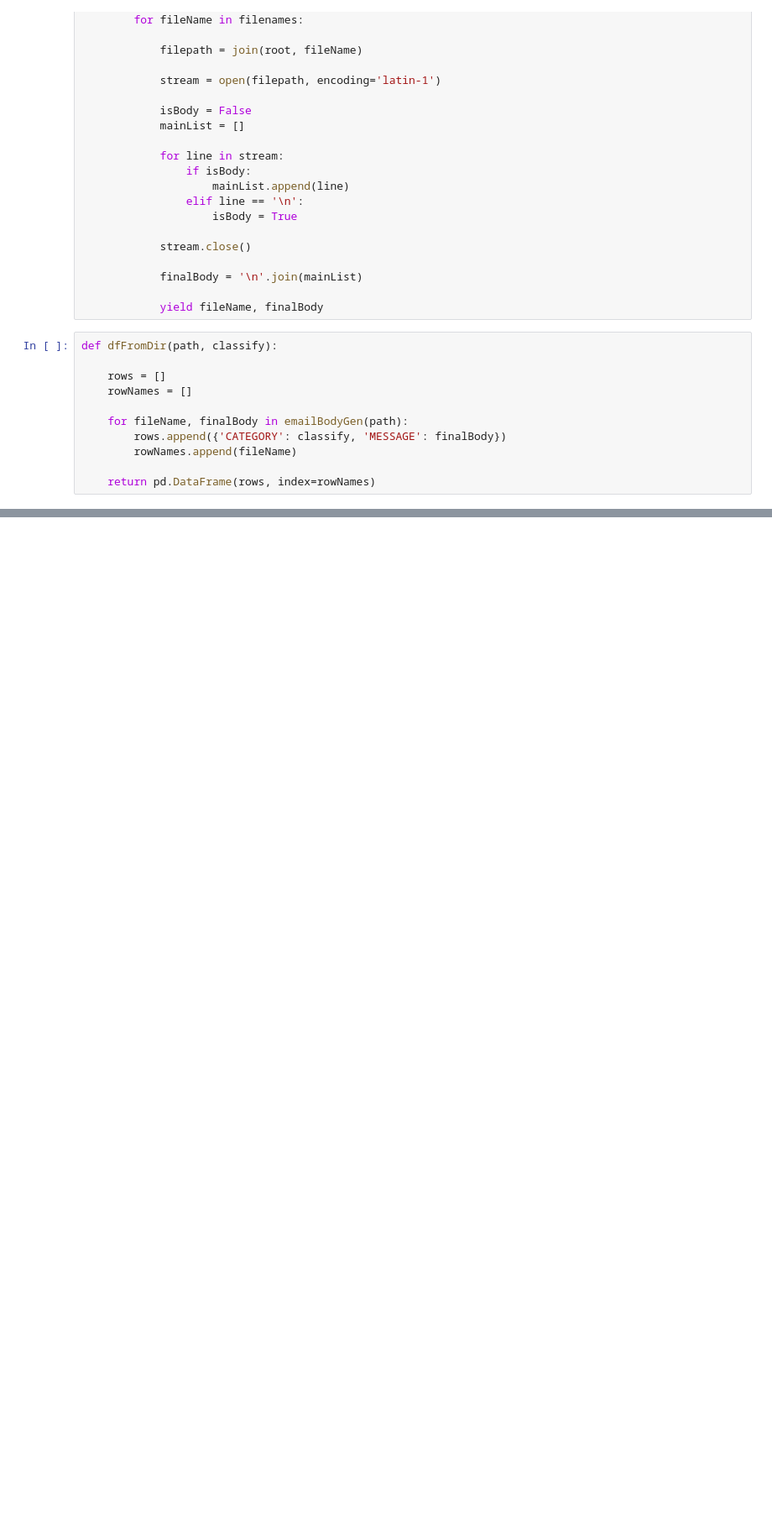
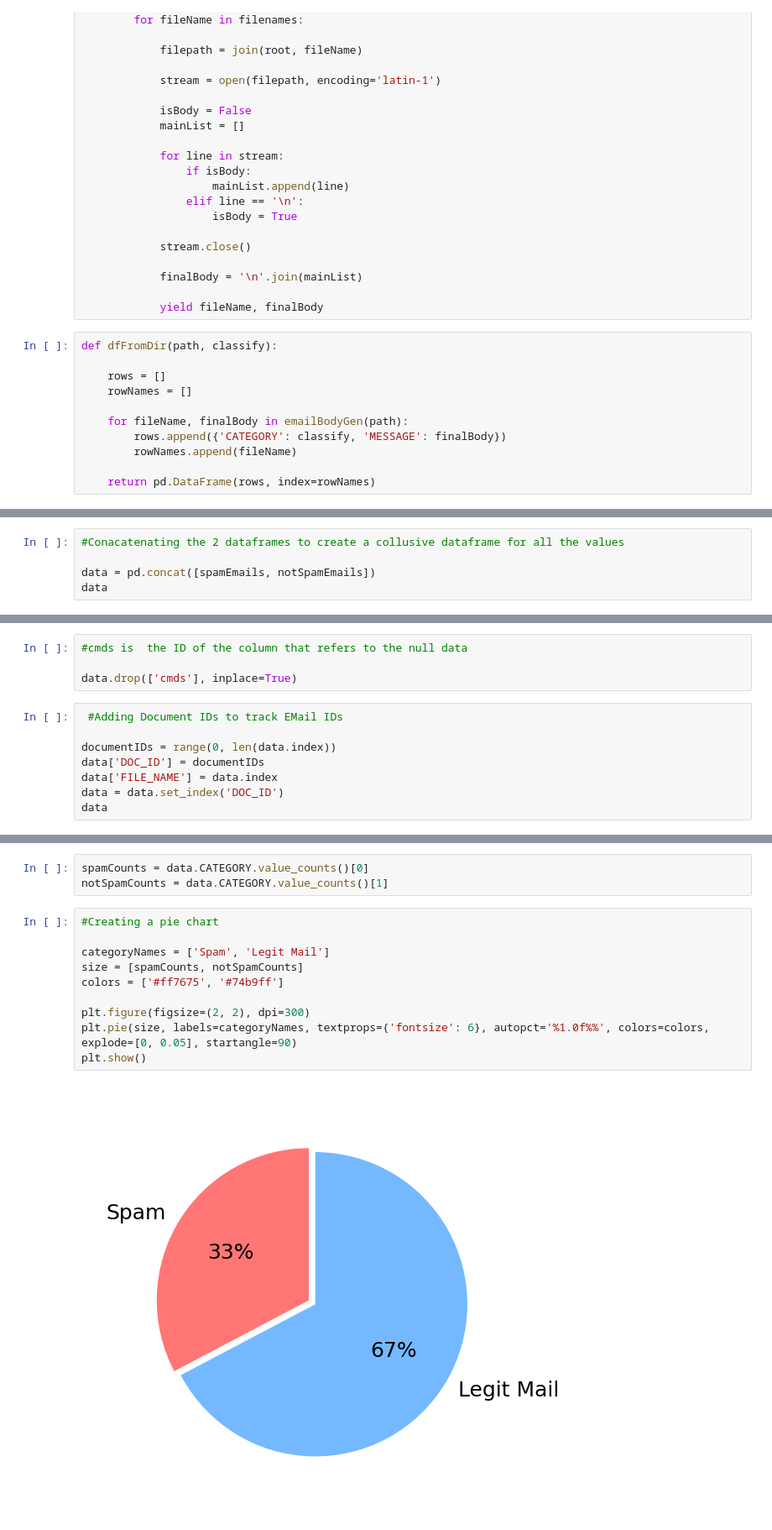
Before and after one commit to makhijakabir/machine-learning, a Jupyter notebook: bayesClassifierESF.ipynb, the cells around one changed output, grey strips where cells are left out. Shown: that part at 84% size. Drawn from its saved outputs; the diff is of its cells as text; blank space fills up the shorter version.

Commit message:
Updated the code with visuals

```diff
--- a/bayesClassifierESF.ipynb
+++ b/bayesClassifierESF.ipynb
@@ -142,0 +171,5 @@ spamEmails
+# %%
+#Conacatenating the 2 dataframes to create a collusive dataframe for all the values
+
+data = pd.concat([spamEmails, notSpamEmails])
+data
@@ -142,0 +217,12 @@ spamEmails
+# %%
+#cmds is  the ID of the column that refers to the null data
+
+data.drop(['cmds'], inplace=True)
+# %%
+ #Adding Document IDs to track EMail IDs
+
+documentIDs = range(0, len(data.index))
+data['DOC_ID'] = documentIDs
+data['FILE_NAME'] = data.index
+data = data.set_index('DOC_ID')
+data
@@ -142,0 +250,15 @@ spamEmails
+# %%
+spamCounts = data.CATEGORY.value_counts()[0]
+notSpamCounts = data.CATEGORY.value_counts()[1]
+# %%
+#Creating a pie chart
+
+categoryNames = ['Spam', 'Legit Mail']
+size = [spamCounts, notSpamCounts]
+colors = ['#ff7675', '#74b9ff']
+
+plt.figure(figsize=(2, 2), dpi=300)
+plt.pie(size, labels=categoryNames, textprops={'fontsize': 6}, autopct='%1.0f%%', colors=colors, explode=[0, 0.05], startangle=90)
+plt.show()
+# %% [output]
+[figure, added]
```
Also changed, not shown: parts of 17 cells of this notebook.
